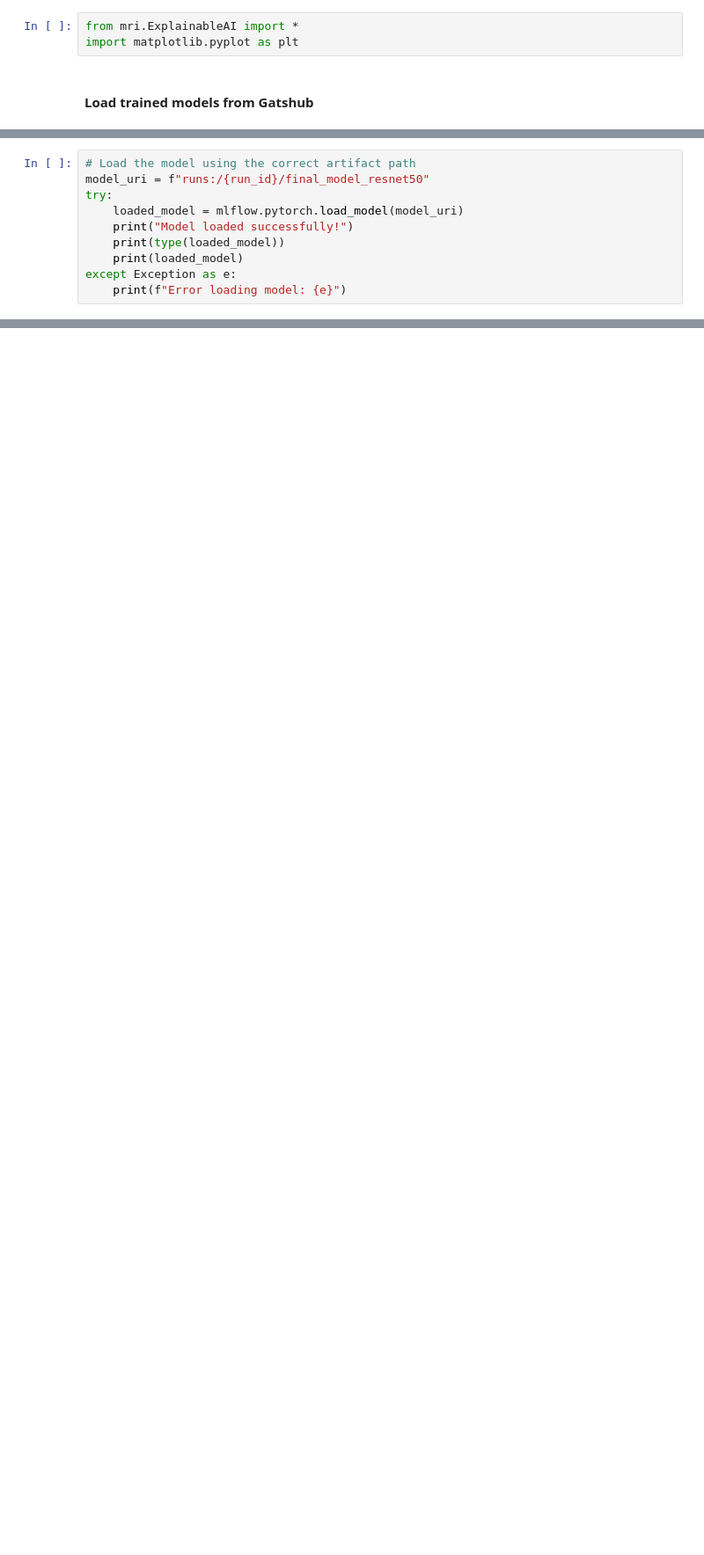
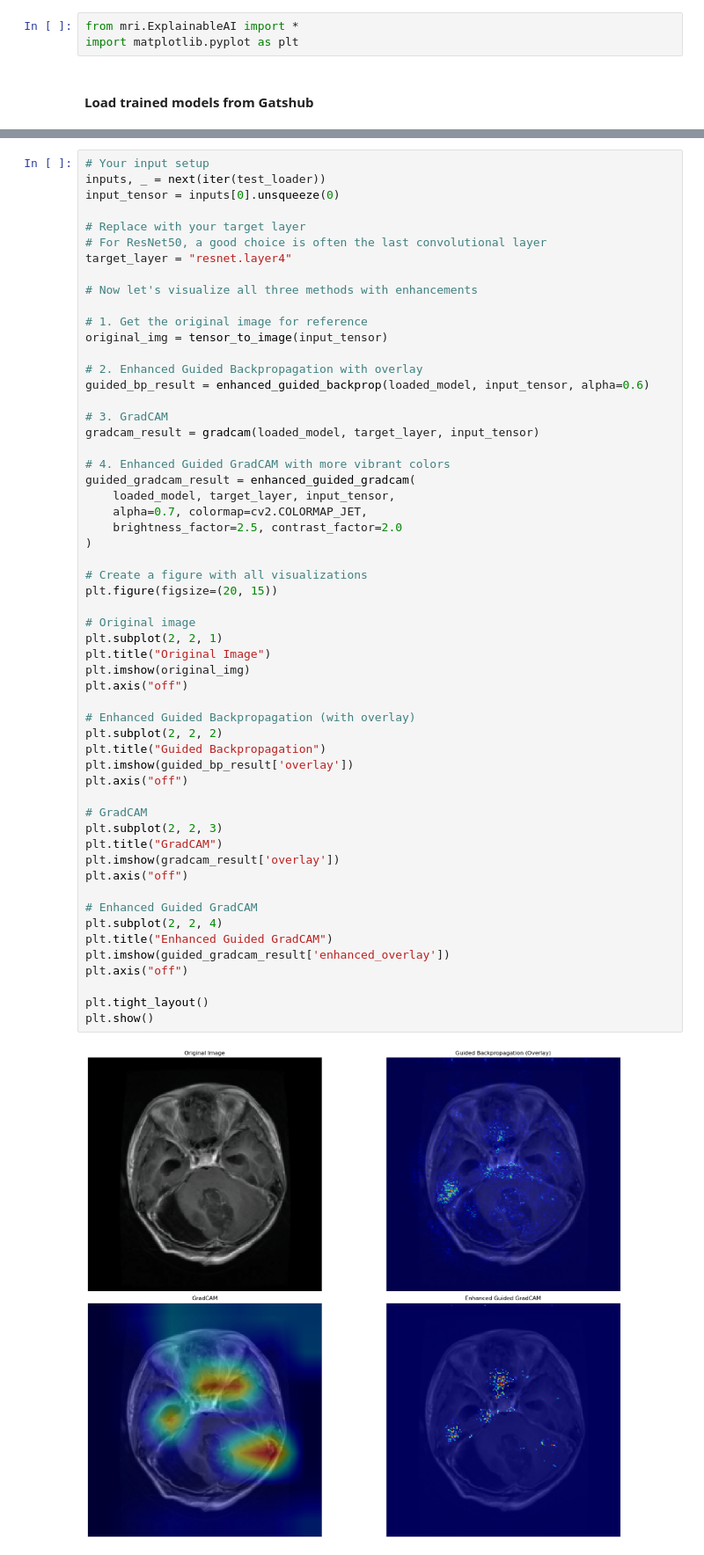
Before and after one commit to samisena/MRI_VScode, a Jupyter notebook: Notebooks/Explainable.ipynb, the cells around one changed output, grey strips where cells are left out. Shown: that part at 88% size. Drawn from its saved outputs; the diff is of its cells as text; blank space fills up the shorter version.

Commit message:
Working versions of gradcam, guided_bp and guided_gradcam

```diff
--- a/Notebooks/Explainable.ipynb
+++ b/Notebooks/Explainable.ipynb
@@ -63,10 +27,0 @@ Available artifacts:
-# %%
-# Load the model using the correct artifact path
-model_uri = f"runs:/{run_id}/final_model_resnet50"
-try:
-    loaded_model = mlflow.pytorch.load_model(model_uri)
-    print("Model loaded successfully!")
-    print(type(loaded_model))
-    print(loaded_model)
-except Exception as e:
-    print(f"Error loading model: {e}")
@@ -170,0 +30,58 @@ plt.axis('off')
+# %%
+# Your input setup
+inputs, _ = next(iter(test_loader))
+input_tensor = inputs[0].unsqueeze(0)
+
+# Replace with your target layer
+# For ResNet50, a good choice is often the last convolutional layer
+target_layer = "resnet.layer4"
+
+# Now let's visualize all three methods with enhancements
+
+# 1. Get the original image for reference
+original_img = tensor_to_image(input_tensor)
+
+# 2. Enhanced Guided Backpropagation with overlay
+guided_bp_result = enhanced_guided_backprop(loaded_model, input_tensor, alpha=0.6)
+
+# 3. GradCAM
+gradcam_result = gradcam(loaded_model, target_layer, input_tensor)
+
+# 4. Enhanced Guided GradCAM with more vibrant colors
+guided_gradcam_result = enhanced_guided_gradcam(
+    loaded_model, target_layer, input_tensor,
+    alpha=0.7, colormap=cv2.COLORMAP_JET,
+    brightness_factor=2.5, contrast_factor=2.0
+)
+
+# Create a figure with all visualizations
+plt.figure(figsize=(20, 15))
+
+# Original image
+plt.subplot(2, 2, 1)
+plt.title("Original Image")
+plt.imshow(original_img)
+plt.axis("off")
+
+# Enhanced Guided Backpropagation (with overlay)
+plt.subplot(2, 2, 2)
+plt.title("Guided Backpropagation")
+plt.imshow(guided_bp_result['overlay'])
+plt.axis("off")
+
+# GradCAM
+plt.subplot(2, 2, 3)
+plt.title("GradCAM")
+plt.imshow(gradcam_result['overlay'])
+plt.axis("off")
+
+# Enhanced Guided GradCAM
+plt.subplot(2, 2, 4)
+plt.title("Enhanced Guided GradCAM")
+plt.imshow(guided_gradcam_result['enhanced_overlay'])
+plt.axis("off")
+
+plt.tight_layout()
+plt.show()
+# %% [output]
+[figure, added]
```
Also changed, not shown: parts of 11 cells of this notebook, 1 other file.
